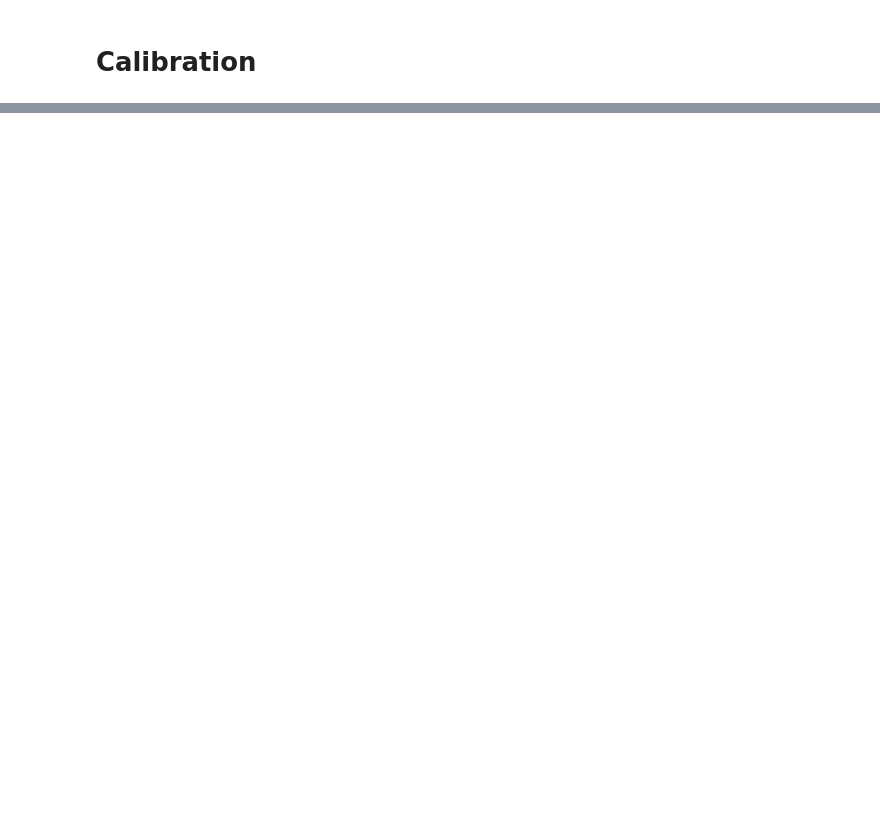
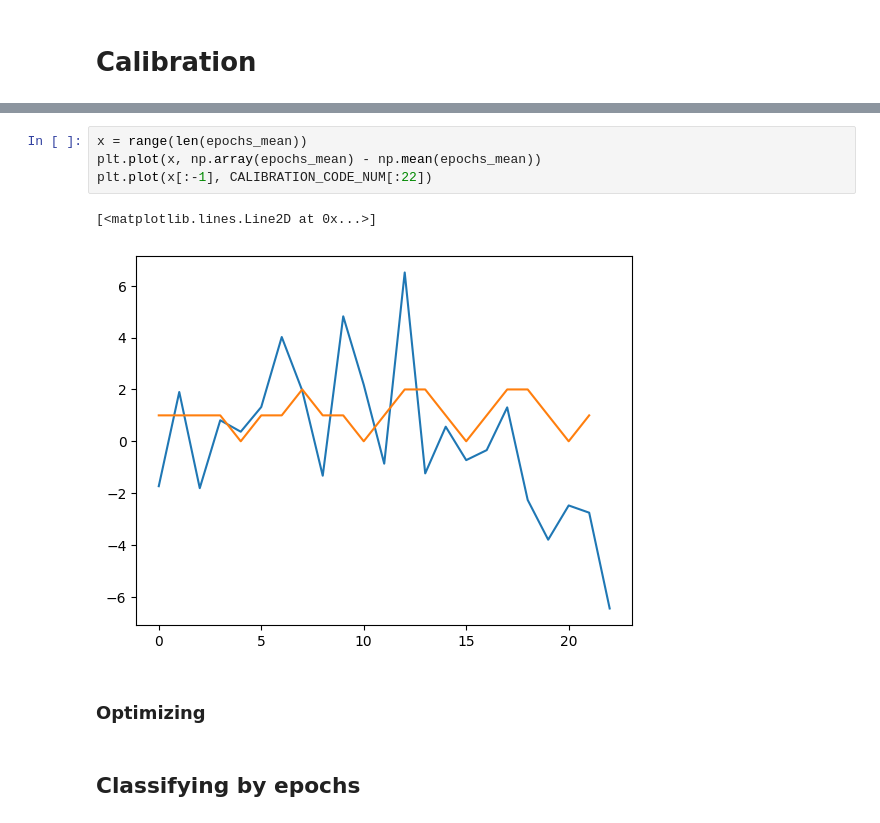
Before and after one commit to mgfallen/morse-with-callibri, a Jupyter notebook: core/calibration_research.ipynb, the cells around one changed output, grey strips where cells are left out. Cells and saved outputs as stored; diff of their text form; blank space fills up the shorter version.

```diff
--- a/core/calibration_research.ipynb
+++ b/core/calibration_research.ipynb
@@ -330,0 +243,11 @@ def data_to_morse(data: list[float],
+# %%
+x = range(len(epochs_mean))
+plt.plot(x, np.array(epochs_mean) - np.mean(epochs_mean))
+plt.plot(x[:-1], CALIBRATION_CODE_NUM[:22])
+# %% [output]
+[<matplotlib.lines.Line2D at 0x...>]
+[figure, added]
+# %% [markdown]
+### Optimizing
+# %% [markdown]
+## Classifying by epochs
```
Also changed, not shown: parts of 42 cells of this notebook, 2 other files.
